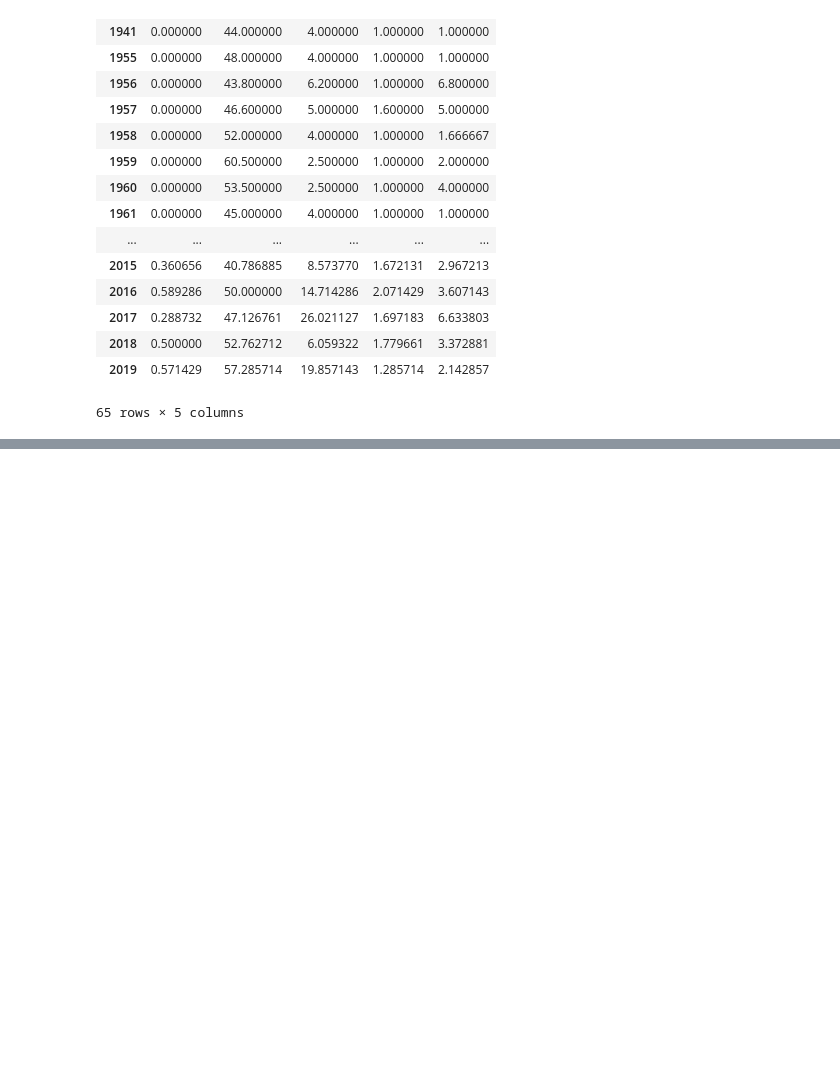
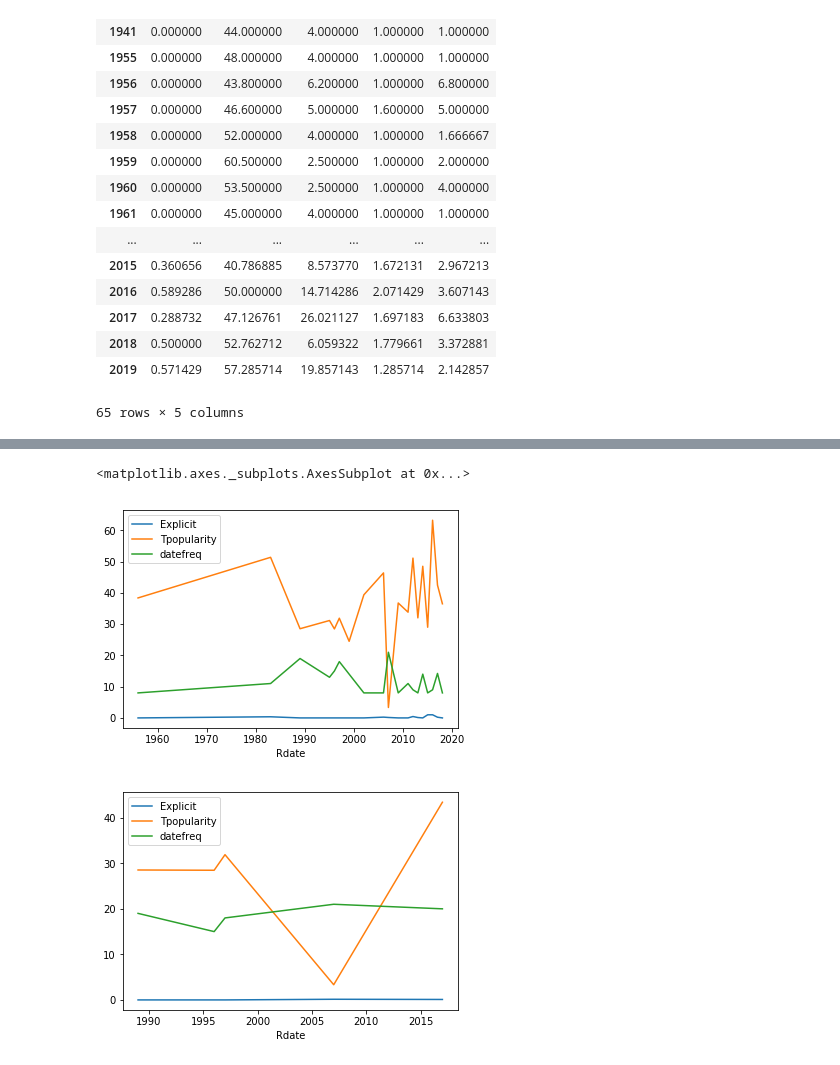
Before and after one commit to mxayon/statipy, a Jupyter notebook: Results.ipynb, the cells around one changed output, grey strips where cells are left out. Cells and saved outputs as stored; diff of their text form; code cells hidden in the pictures; blank space fills up the shorter version.

```diff
--- a/Results.ipynb
+++ b/Results.ipynb
@@ -200,0 +215,8 @@ dt_desc.mean()
+# %%
+freqdates = dategroup[dategroup['datefreq']>=8]
+maxfreqdates = dategroup[dategroup['datefreq']>=15]
+minfreqdates = dategroup[dategroup['datefreq']==1]
+# %%
+date_i = freqdates.groupby(['Rdate'])[['Explicit', 'Tpopularity', 'datefreq']].mean()
+date_max = maxfreqdates.groupby(['Rdate'])[['Explicit', 'Tpopularity', 'datefreq']].mean()
+date_max
@@ -200,0 +252,7 @@ dt_desc.mean()
+# %%
+date_i.plot()
+date_max.plot()
+# %% [output]
+<matplotlib.axes._subplots.AxesSubplot at 0x...>
+[figure, added]
+[figure, added]
```
Also changed, not shown: parts of 35 cells of this notebook.
